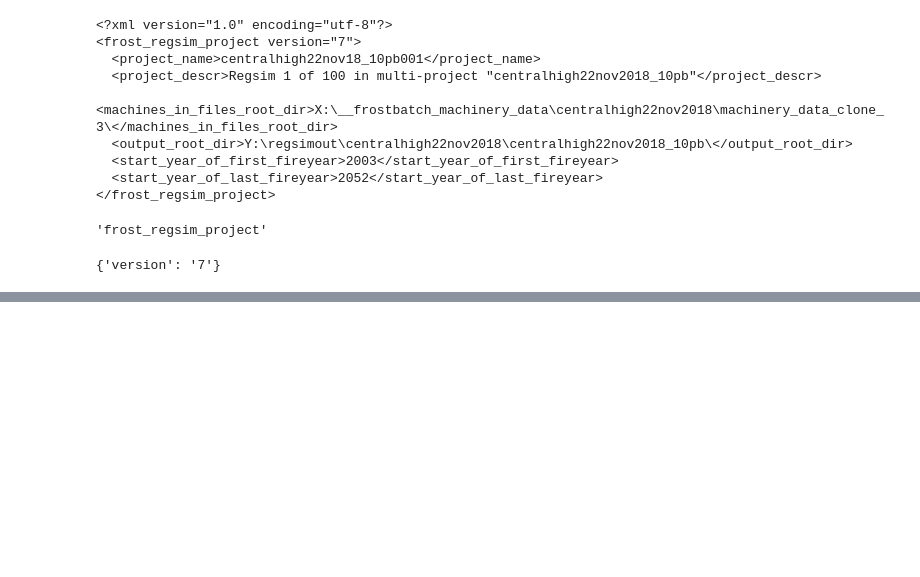
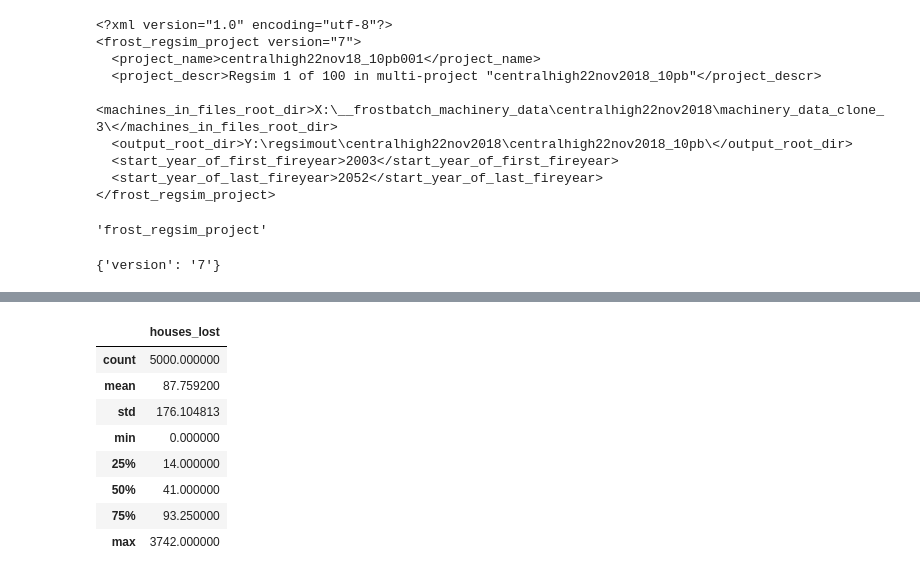
Before and after one commit to AnthonyRawlinsUoM/MetricsDashboard, a Jupyter notebook: Proper Batch and Season Extraction Testing.ipynb, the cells around one changed output, grey strips where cells are left out. Saved outputs shown, nothing was run; the diff lists cells and outputs as text; code cells hidden in the pictures; blank space fills up the shorter version.

```diff
--- a/Proper Batch and Season Extraction Testing.ipynb
+++ b/Proper Batch and Season Extraction Testing.ipynb
@@ -154,0 +319,12 @@ root.attrib
+# %%
+df1.loc[0].describe()  # ie., select PB of 0
+# %% [output]
+|  | houses_lost |
+| count | 5000.000000 |
+| mean | 87.759200 |
+| std | 176.104813 |
+| min | 0.000000 |
+| 25% | 14.000000 |
+| 50% | 41.000000 |
+| 75% | 93.250000 |
+| max | 3742.000000 |
```
Also changed, not shown: parts of 39 cells of this notebook, 21 other files.
